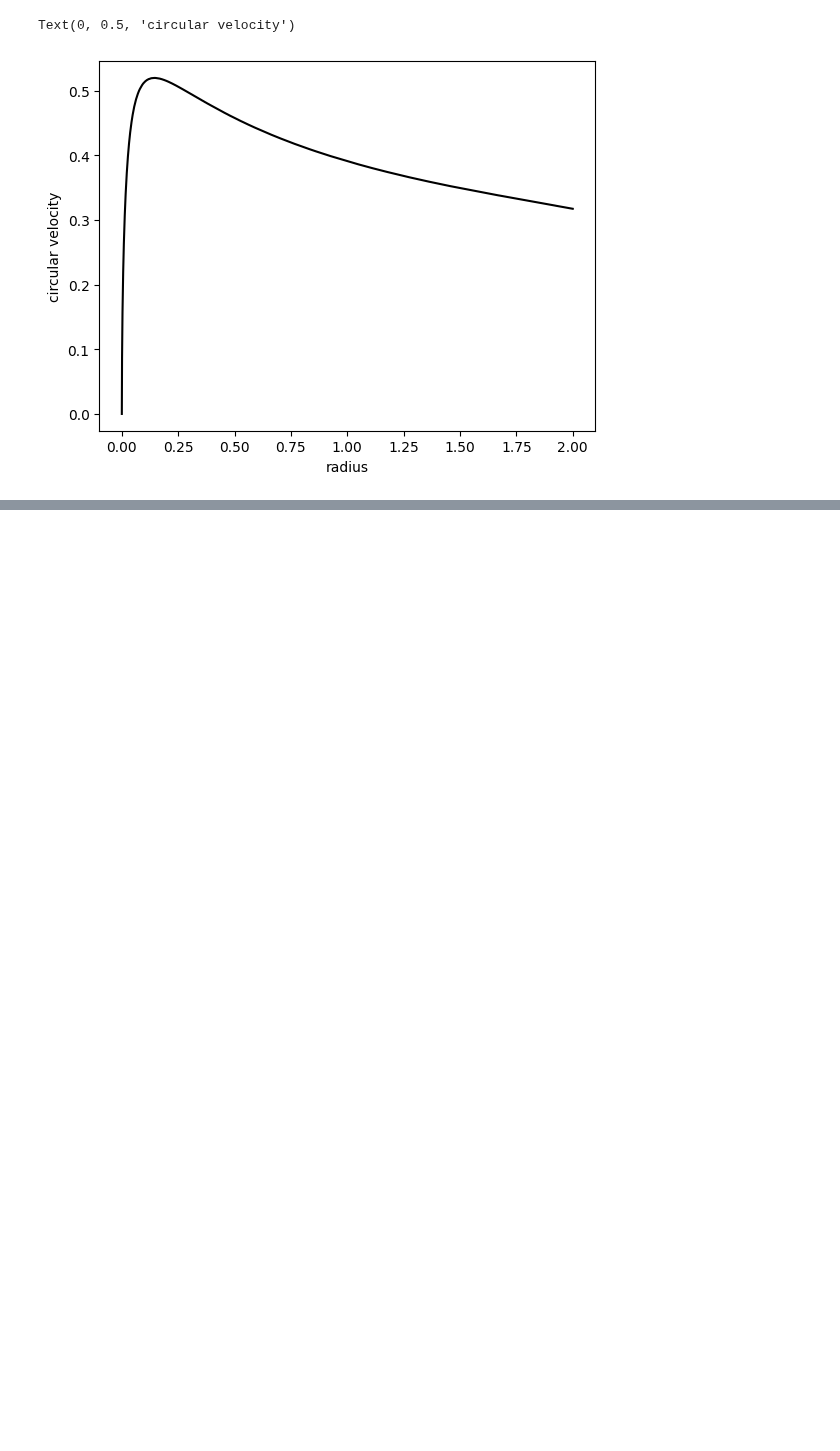
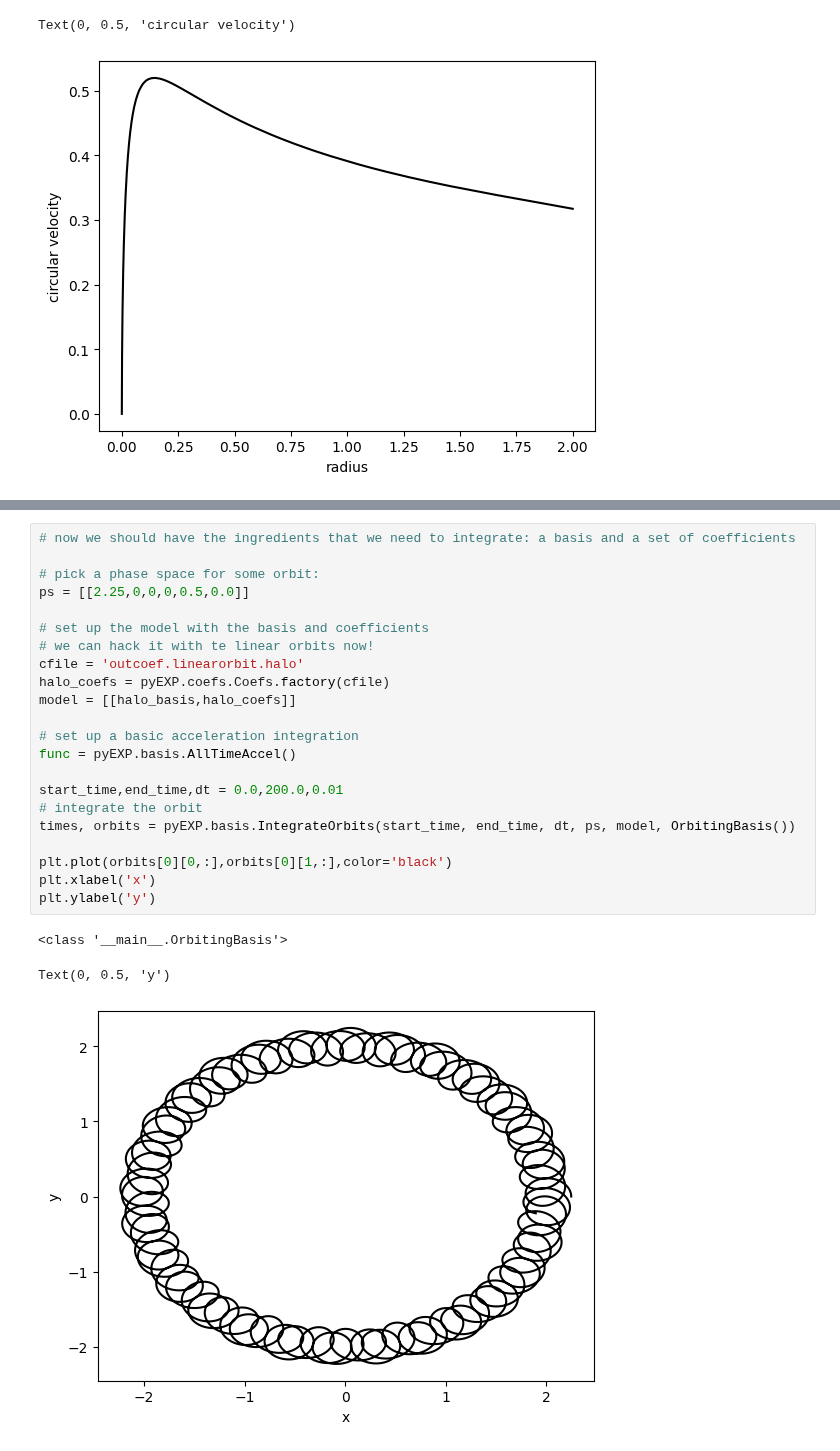
Before and after one commit to EXP-code/pyEXP-examples, a Jupyter notebook: How-To/Recipes/Orbits/MovingFrames.ipynb, the cells around one changed output, grey strips where cells are left out. Cells and saved outputs as stored; diff of their text form; blank space fills up the shorter version.

```diff
--- a/How-To/Recipes/Orbits/MovingFrames.ipynb
+++ b/How-To/Recipes/Orbits/MovingFrames.ipynb
@@ -156,0 +308,26 @@ Text(0, 0.5, 'circular velocity')
+# %%
+# now we should have the ingredients that we need to integrate: a basis and a set of coefficients
+
+# pick a phase space for some orbit:
+ps = [[2.25,0,0,0,0.5,0.0]]
+
+# set up the model with the basis and coefficients
+# we can hack it with te linear orbits now!
+cfile = 'outcoef.linearorbit.halo'
+halo_coefs = pyEXP.coefs.Coefs.factory(cfile)
+model = [[halo_basis,halo_coefs]]
+
+# set up a basic acceleration integration
+func = pyEXP.basis.AllTimeAccel()
+
+start_time,end_time,dt = 0.0,200.0,0.01
+# integrate the orbit
+times, orbits = pyEXP.basis.IntegrateOrbits(start_time, end_time, dt, ps, model, OrbitingBasis())
+
+plt.plot(orbits[0][0,:],orbits[0][1,:],color='black')
+plt.xlabel('x')
+plt.ylabel('y')
+# %% [output]
+<class '__main__.OrbitingBasis'>
+Text(0, 0.5, 'y')
+[figure, added]
```
Also changed, not shown: parts of 11 cells of this notebook.
